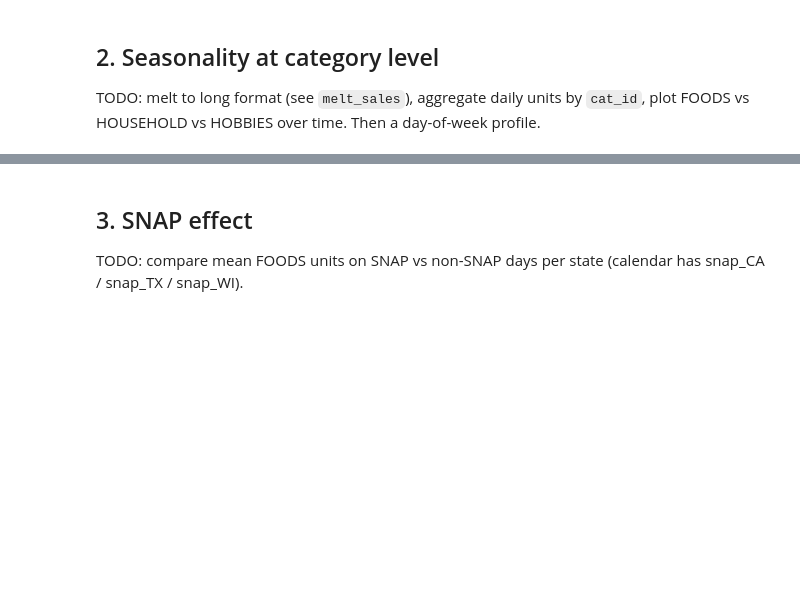
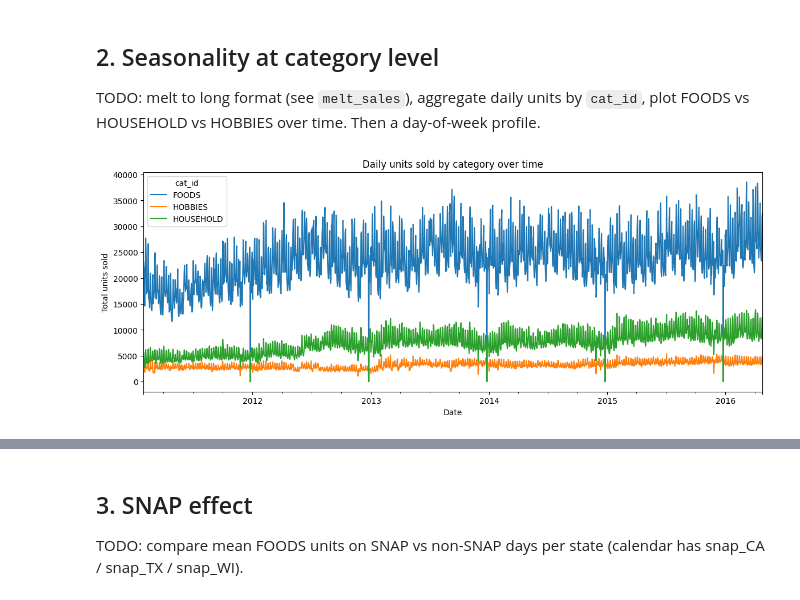
Before and after one commit to Habel7/m5-demand-forecasting, a Jupyter notebook: notebooks/01_exploratory_analysis.ipynb, the cells around one changed output, grey strips where cells are left out. Drawn from its saved outputs; the diff is of its cells as text; code cells hidden in the pictures; blank space fills up the shorter version.

Commit message:
Add category seasonality: FOODS dominates, clear weekend and Christmas-closure patterns

```diff
--- a/notebooks/01_exploratory_analysis.ipynb
+++ b/notebooks/01_exploratory_analysis.ipynb
@@ -67,3 +67,21 @@ This means that the median SKU sells zero units on 74% of days, and the distribu
 TODO: melt to long format (see `melt_sales`), aggregate daily units by `cat_id`, plot FOODS vs HOUSEHOLD vs HOBBIES over time. Then a day-of-week profile.
 # %%
 # long = melt_sales(sales, calendar)  # ~60M rows — filter to one store first if RAM is tight
+# Sum daily units across all items, grouped by category
+d_cols = [c for c in sales.columns if c.startswith("d_")]
+
+cat_daily = sales.groupby("cat_id")[d_cols].sum()   # 3 rows (categories) x 1913 days
+
+# Transpose so days are rows, then attach real dates from the calendar
+cat_daily = cat_daily.T                               # days become rows
+cat_daily.index = calendar.set_index("d").loc[cat_daily.index, "date"].values
+
+# Plot the three categories over time
+cat_daily.plot(figsize=(14, 5))
+plt.title("Daily units sold by category over time")
+plt.ylabel("Total units sold")
+plt.xlabel("Date")
+plt.savefig("../results/figures/category_trend.png", dpi=120, bbox_inches="tight")
+plt.show()
+# %% [output]
+[figure, added]
```
Also changed, not shown: parts of 3 cells of this notebook, 2 other files.
